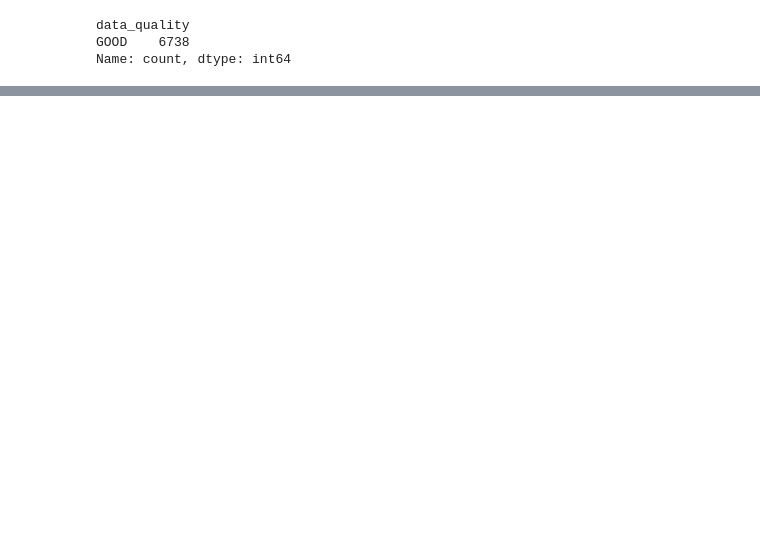
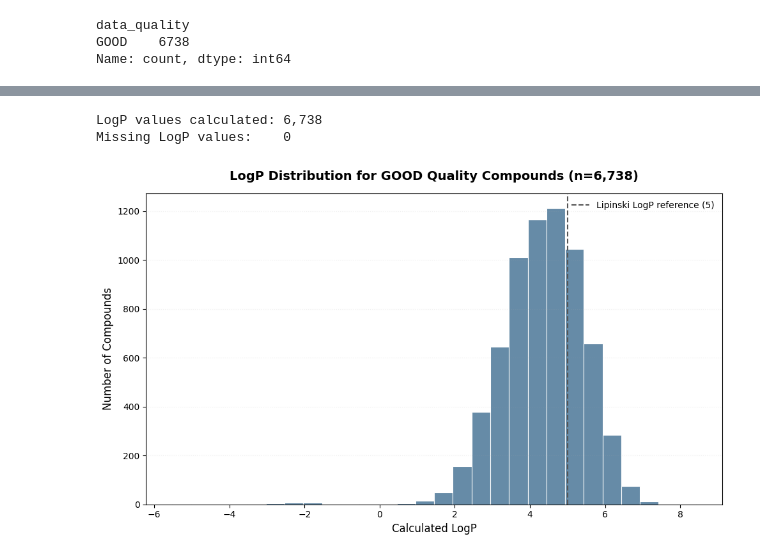
Before and after one commit to larry-xiping/nav1.7-sodium-channel-sar, a Jupyter notebook: notebooks/02_exploratory_analysis.ipynb, the cells around one changed output, grey strips where cells are left out. Saved outputs shown, nothing was run; the diff lists cells and outputs as text; code cells hidden in the pictures; blank space fills up the shorter version.

```diff
--- a/notebooks/02_exploratory_analysis.ipynb
+++ b/notebooks/02_exploratory_analysis.ipynb
@@ -68,0 +410,77 @@ Name: count, dtype: int64
+# %%
+# Calculate RDKit LogP from canonical SMILES
+def calculate_logp(smiles):
+    mol = Chem.MolFromSmiles(smiles)
+
+    if mol is None:
+        return np.nan
+
+    return Descriptors.MolLogP(mol)
+
+
+good_df['logp'] = (
+    good_df['canonical_smiles']
+    .apply(calculate_logp)
+)
+
+# Check for failed calculations
+missing_logp = good_df['logp'].isna().sum()
+
+print(f"LogP values calculated: {good_df['logp'].notna().sum():,}")
+print(f"Missing LogP values:    {missing_logp:,}")
+# %% [output]
+LogP values calculated: 6,738
+Missing LogP values:    0
+# %%
+# Plot LogP distribution
+plt.figure(figsize=(10, 6))
+
+sns.histplot(
+    data=good_df,
+    x='logp',
+    binwidth=0.5,
+    kde=False,
+    color='#33658A',
+    edgecolor='white',
+    linewidth=0.8
+)
+
+# Lipinski Rule-of-Five reference
+plt.axvline(
+    x=5.0,
+    color='#555555',
+    linestyle='--',
+    linewidth=1.5,
+    label='Lipinski LogP reference (5)'
+)
+
+plt.title(
+    f'LogP Distribution for GOOD Quality Compounds '
+    f'(n={good_df["logp"].notna().sum():,})',
+    fontsize=14,
+    fontweight='bold',
+    pad=15
+)
+
+plt.xlabel(
+    'Calculated LogP',
+    fontsize=12
+)
+
+plt.ylabel(
+    'Number of Compounds',
+    fontsize=12
+)
+
+plt.grid(
+    axis='y',
+    alpha=0.2,
+    linestyle=':'
+)
+
+plt.legend(frameon=False)
+
+plt.tight_layout()
+plt.show()
+# %% [output]
+[figure, added]
```
Also changed, not shown: parts of 35 cells of this notebook.
